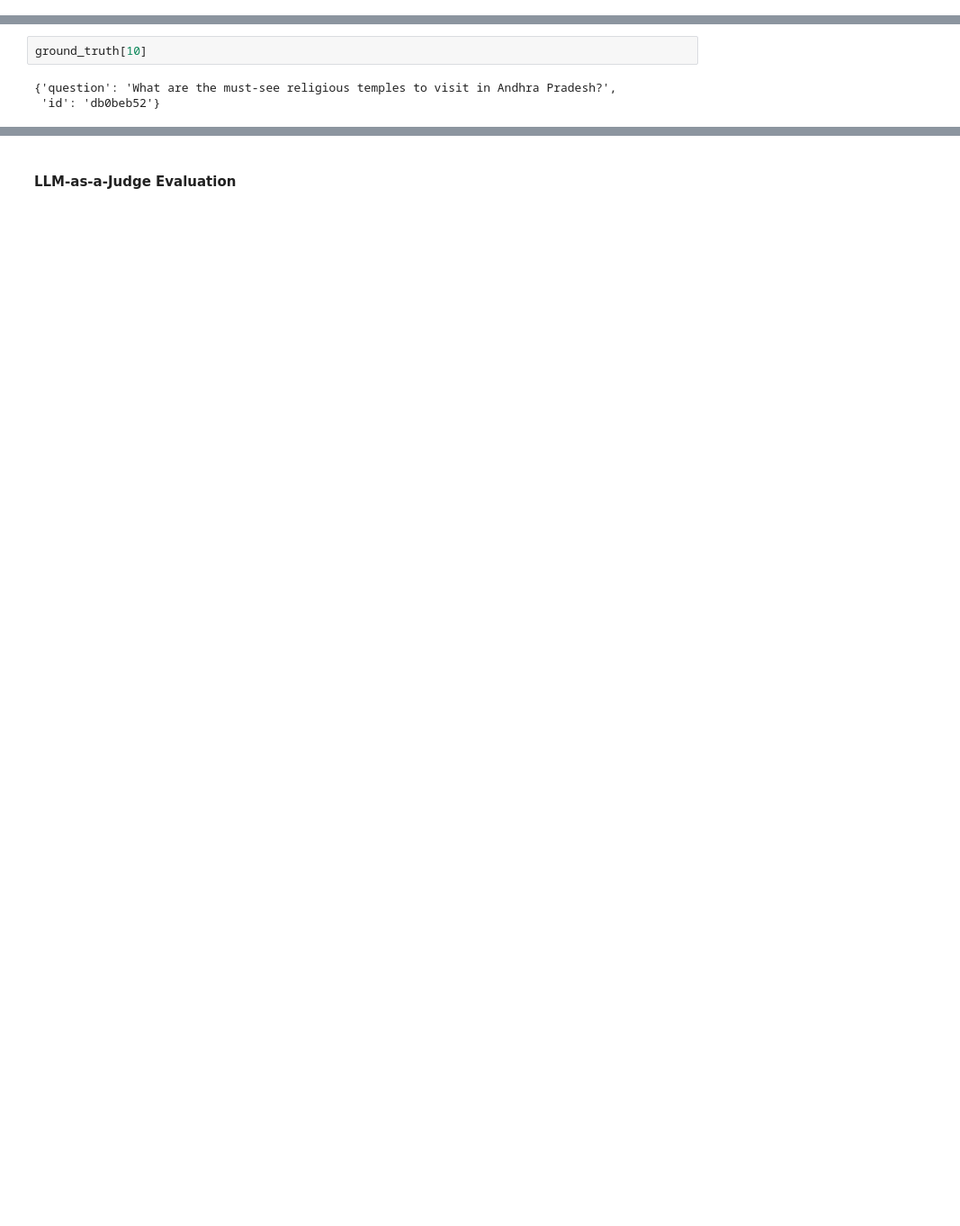
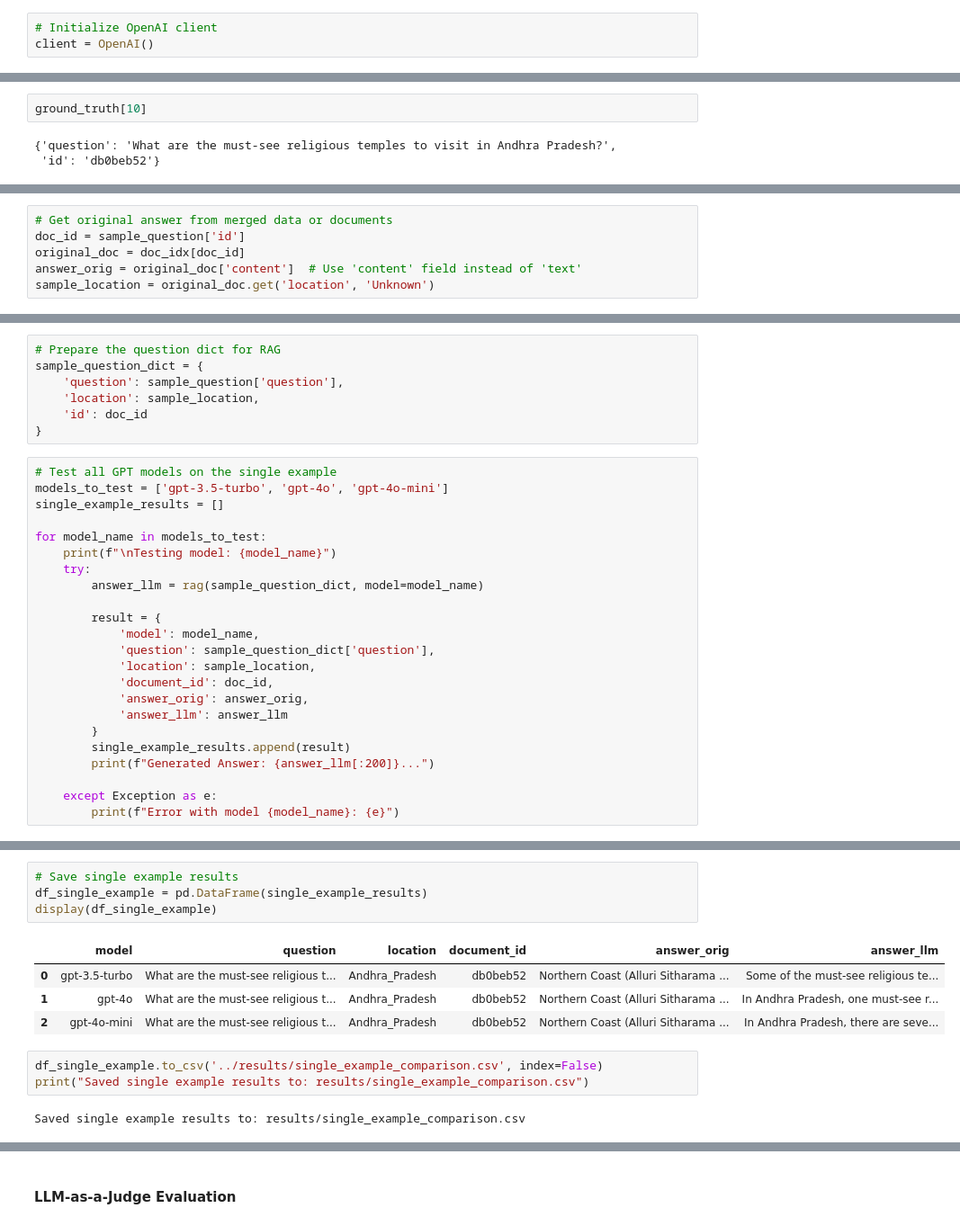
Before and after one commit to Adityagurung/Brahman.ai, a Jupyter notebook: notebooks/offline-rag-evaluation.ipynb, the cells around one changed output, grey strips where cells are left out. Shown: that part at 90% size. Cells and saved outputs as stored; diff of their text form; blank space fills up the shorter version.

Commit message:
initial commit

```diff
--- a/notebooks/offline-rag-evaluation.ipynb
+++ b/notebooks/offline-rag-evaluation.ipynb
@@ -308,0 +171,3 @@ def rag(query: dict, model='gpt-3.5-turbo') -> str:
+# %%
+# Initialize OpenAI client
+client = OpenAI()
@@ -389,0 +204,6 @@ Answer: In Andhra Pradesh, there are several must-see religious temples that are
+# %%
+# Get original answer from merged data or documents
+doc_id = sample_question['id']
+original_doc = doc_idx[doc_id]
+answer_orig = original_doc['content']  # Use 'content' field instead of 'text'
+sample_location = original_doc.get('location', 'Unknown')
@@ -389,0 +216,30 @@ Answer: In Andhra Pradesh, there are several must-see religious temples that are
+# %%
+# Prepare the question dict for RAG
+sample_question_dict = {
+    'question': sample_question['question'],
+    'location': sample_location,
+    'id': doc_id
+}
+# %%
+# Test all GPT models on the single example
+models_to_test = ['gpt-3.5-turbo', 'gpt-4o', 'gpt-4o-mini']
+single_example_results = []
+
+for model_name in models_to_test:
+    print(f"\nTesting model: {model_name}")
+    try:
+        answer_llm = rag(sample_question_dict, model=model_name)
+
+        result = {
+            'model': model_name,
+            'question': sample_question_dict['question'],
+            'location': sample_location,
+            'document_id': doc_id,
+            'answer_orig': answer_orig,
+            'answer_llm': answer_llm
+        }
+        single_example_results.append(result)
+        print(f"Generated Answer: {answer_llm[:200]}...")
+
+    except Exception as e:
+        print(f"Error with model {model_name}: {e}")
@@ -390 +260,15 @@ Answer: In Andhra Pradesh, there are several must-see religious temples that are
+# %%
+# Save single example results
+df_single_example = pd.DataFrame(single_example_results)
+display(df_single_example)
+# %% [output]
+|  | model | question | location | document_id | answer_orig | answer_llm |
+| 0 | gpt-3.5-turbo | What are the must-see religious t... | Andhra_Pradesh | db0beb52 | Northern Coast (Alluri Sitharama ... | Some of the must-see religious te... |
+| 1 | gpt-4o | What are the must-see religious t... | Andhra_Pradesh | db0beb52 | Northern Coast (Alluri Sitharama ... | In Andhra Pradesh, one must-see r... |
+| 2 | gpt-4o-mini | What are the must-see religious t... | Andhra_Pradesh | db0beb52 | Northern Coast (Alluri Sitharama ... | In Andhra Pradesh, there are seve... |
+# %%
+df_single_example.to_csv('../results/single_example_comparison.csv', index=False)
+print("Saved single example results to: results/single_example_comparison.csv")
+# %% [output]
+Saved single example results to: results/single_example_comparison.csv
 # %% [markdown]
```
Also changed, not shown: parts of 86 cells of this notebook, 4 other files.
